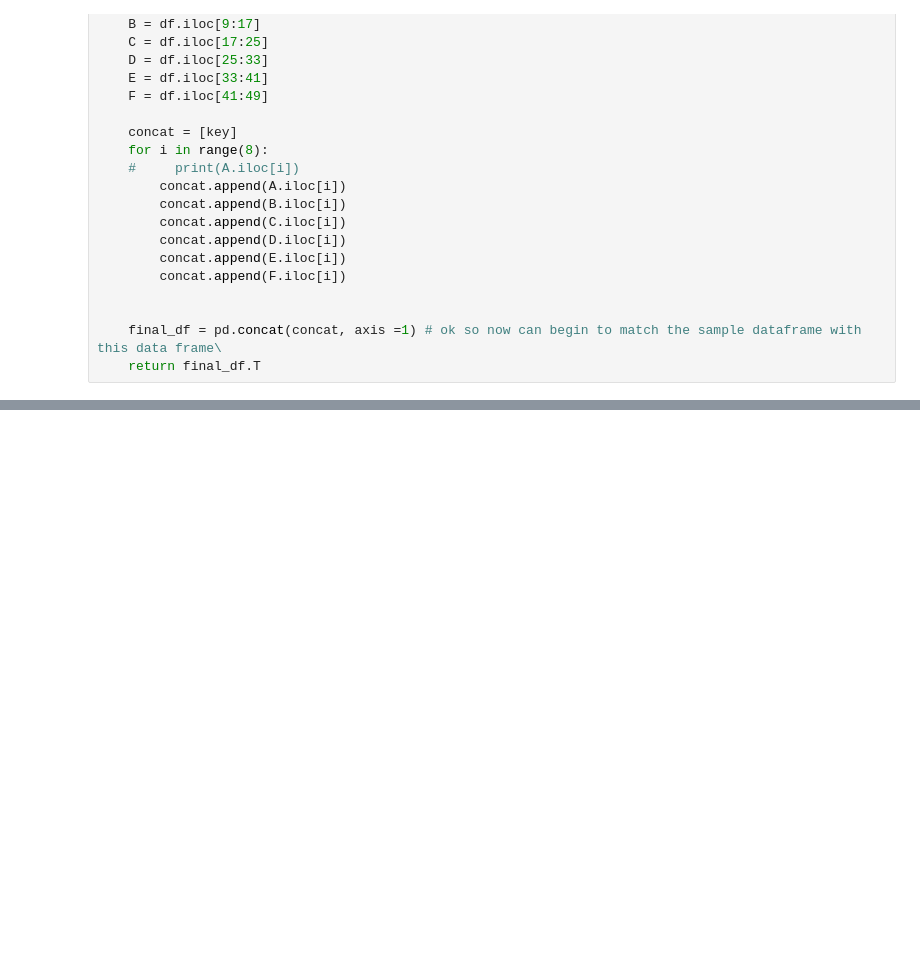
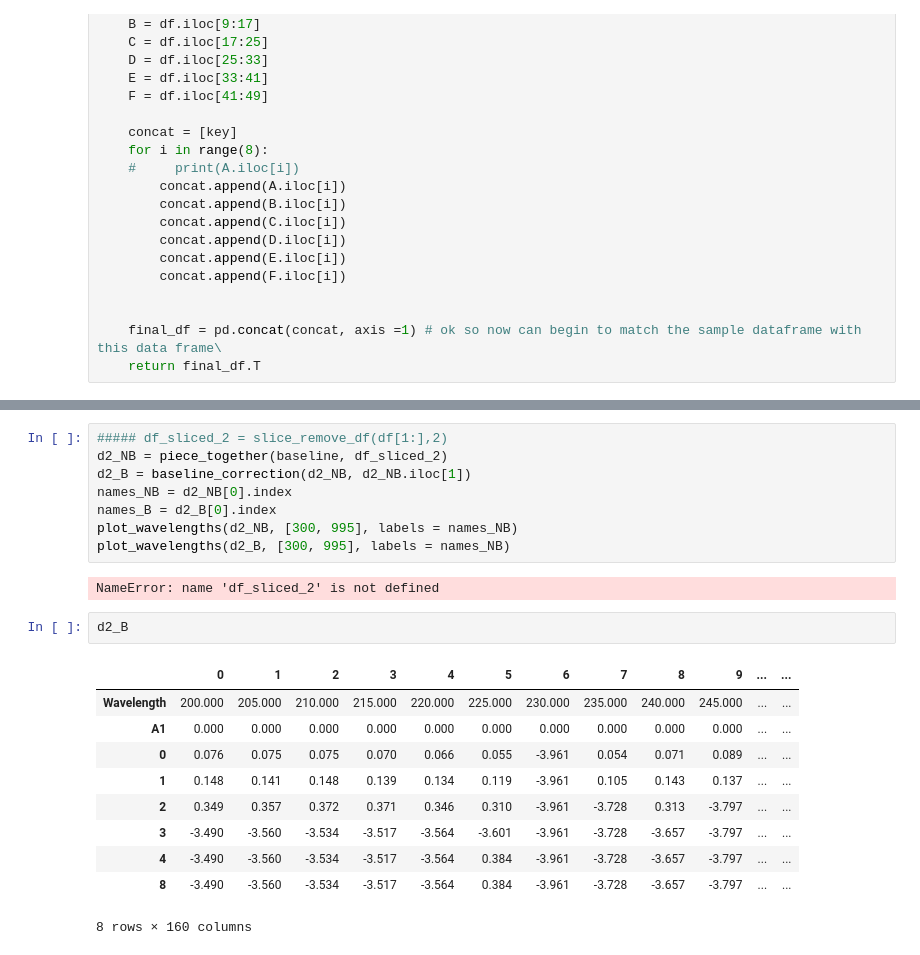
Before and after one commit to pozzo-research-group/OT2Protocols, a Jupyter notebook: ot2protocol/Ouzo_OT2_Sampling/Plate Reader Extract.ipynb, the cells around one changed output, grey strips where cells are left out. Cells and saved outputs as stored; diff of their text form; blank space fills up the shorter version.

```diff
--- a/ot2protocol/Ouzo_OT2_Sampling/Plate Reader Extract.ipynb
+++ b/ot2protocol/Ouzo_OT2_Sampling/Plate Reader Extract.ipynb
@@ -101,0 +162,23 @@ plot_wavelengths(df1,[300,500])
+# %%
+##### df_sliced_2 = slice_remove_df(df[1:],2)
+d2_NB = piece_together(baseline, df_sliced_2)
+d2_B = baseline_correction(d2_NB, d2_NB.iloc[1])
+names_NB = d2_NB[0].index
+names_B = d2_B[0].index
+plot_wavelengths(d2_NB, [300, 995], labels = names_NB)
+plot_wavelengths(d2_B, [300, 995], labels = names_NB)
+# %% [output]
+NameError: name 'df_sliced_2' is not defined
+# %%
+d2_B
+# %% [output]
+|  | 0 | 1 | 2 | 3 | 4 | 5 | 6 | 7 | 8 | 9 | ... | ... |
+| Wavelength | 200.000 | 205.000 | 210.000 | 215.000 | 220.000 | 225.000 | 230.000 | 235.000 | 240.000 | 245.000 | ... | ... |
+| A1 | 0.000 | 0.000 | 0.000 | 0.000 | 0.000 | 0.000 | 0.000 | 0.000 | 0.000 | 0.000 | ... | ... |
+| 0 | 0.076 | 0.075 | 0.075 | 0.070 | 0.066 | 0.055 | -3.961 | 0.054 | 0.071 | 0.089 | ... | ... |
+| 1 | 0.148 | 0.141 | 0.148 | 0.139 | 0.134 | 0.119 | -3.961 | 0.105 | 0.143 | 0.137 | ... | ... |
+| 2 | 0.349 | 0.357 | 0.372 | 0.371 | 0.346 | 0.310 | -3.961 | -3.728 | 0.313 | -3.797 | ... | ... |
+| 3 | -3.490 | -3.560 | -3.534 | -3.517 | -3.564 | -3.601 | -3.961 | -3.728 | -3.657 | -3.797 | ... | ... |
+| 4 | -3.490 | -3.560 | -3.534 | -3.517 | -3.564 | 0.384 | -3.961 | -3.728 | -3.657 | -3.797 | ... | ... |
+| 8 | -3.490 | -3.560 | -3.534 | -3.517 | -3.564 | 0.384 | -3.961 | -3.728 | -3.657 | -3.797 | ... | ... |
+8 rows × 160 columns
```
Also changed, not shown: parts of 12 cells of this notebook, 2 other files.
